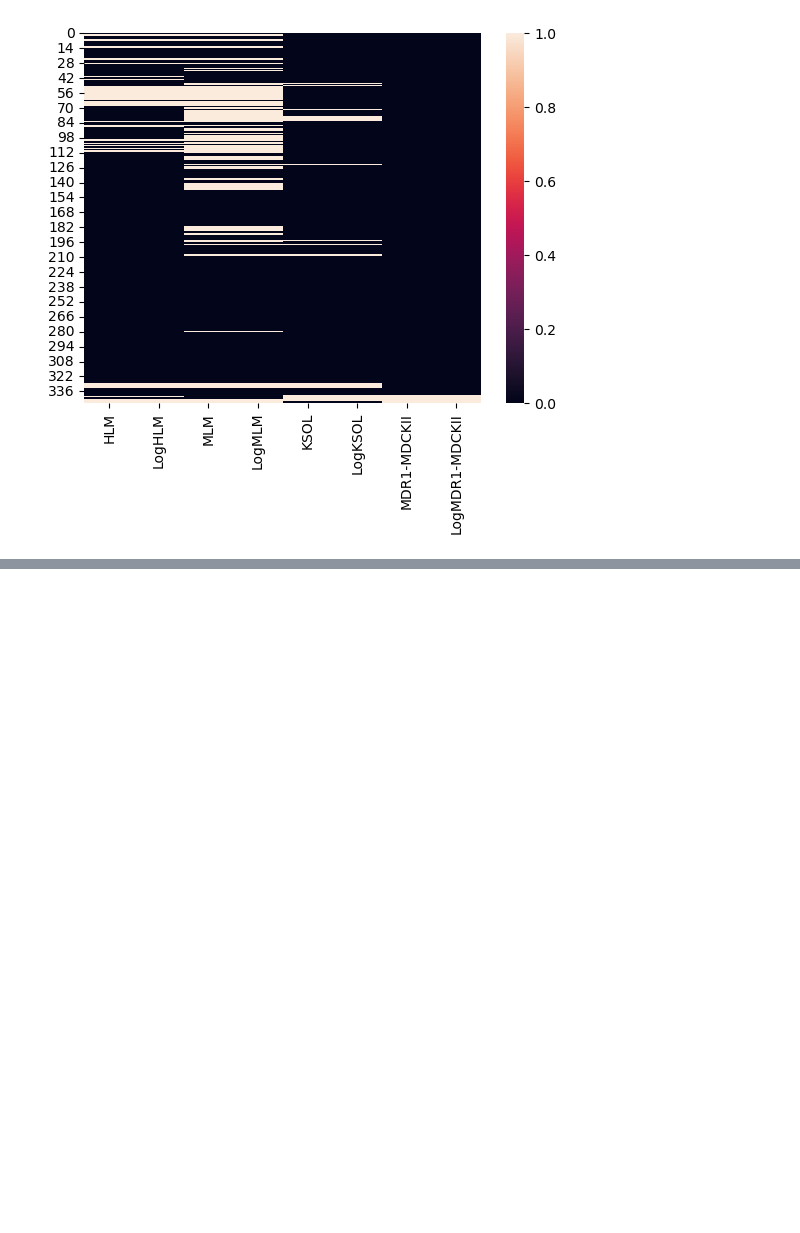
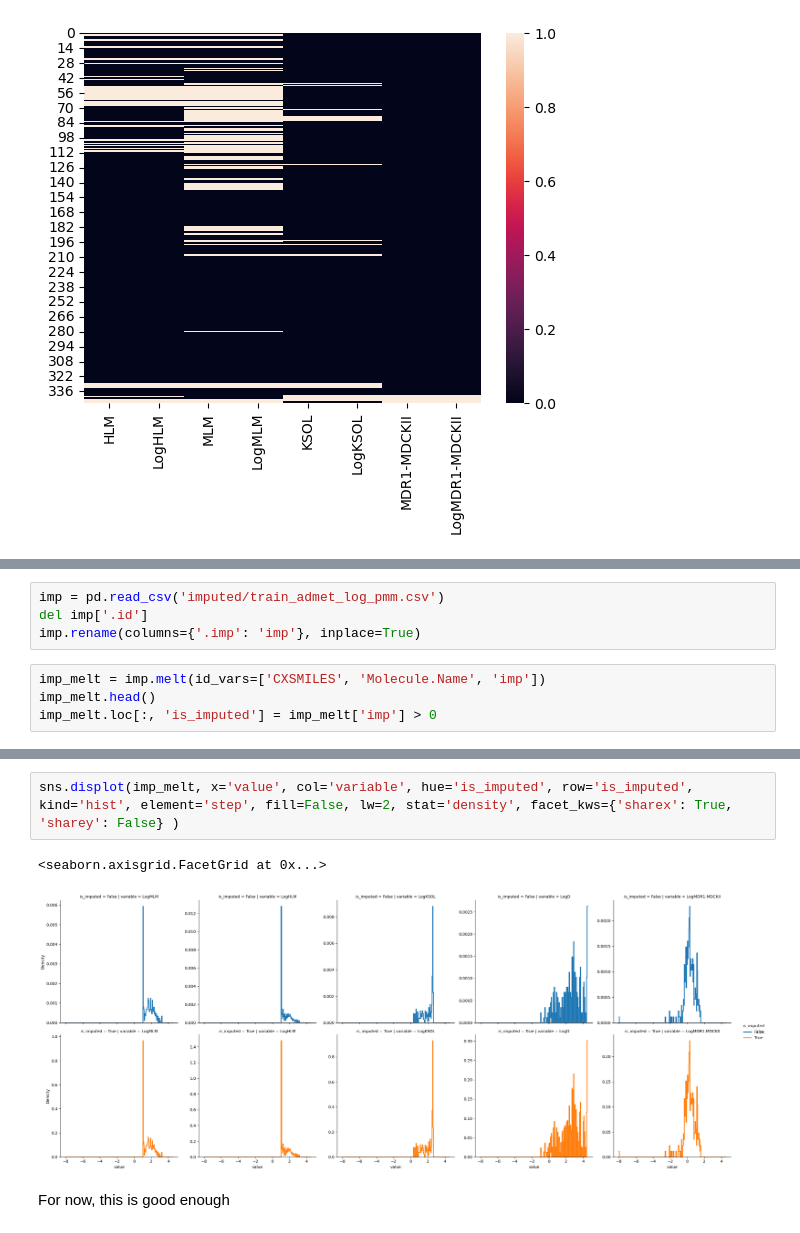
Before and after one commit to meyresearch/polaris_challenge, a Jupyter notebook: admet/imputation_1.ipynb, the cells around one changed output, grey strips where cells are left out. Saved outputs shown, nothing was run; the diff lists cells and outputs as text; blank space fills up the shorter version.

```diff
--- a/admet/imputation_1.ipynb
+++ b/admet/imputation_1.ipynb
@@ -112,0 +112,8 @@ sns.heatmap(train.loc[:, ['HLM', 'LogHLM', 'MLM', 'LogMLM', 'KSOL', 'LogKSOL', '
+# %%
+imp = pd.read_csv('imputed/train_admet_log_pmm.csv')
+del imp['.id']
+imp.rename(columns={'.imp': 'imp'}, inplace=True)
+# %%
+imp_melt = imp.melt(id_vars=['CXSMILES', 'Molecule.Name', 'imp'])
+imp_melt.head()
+imp_melt.loc[:, 'is_imputed'] = imp_melt['imp'] > 0
@@ -112,0 +129,7 @@ sns.heatmap(train.loc[:, ['HLM', 'LogHLM', 'MLM', 'LogMLM', 'KSOL', 'LogKSOL', '
+# %%
+sns.displot(imp_melt, x='value', col='variable', hue='is_imputed', row='is_imputed', kind='hist', element='step', fill=False, lw=2, stat='density', facet_kws={'sharex': True, 'sharey': False} )
+# %% [output]
+<seaborn.axisgrid.FacetGrid at 0x...>
+[figure, added]
+# %% [markdown]
+For now, this is good enough
```
Also changed, not shown: parts of 3 cells of this notebook, 1 other file.
